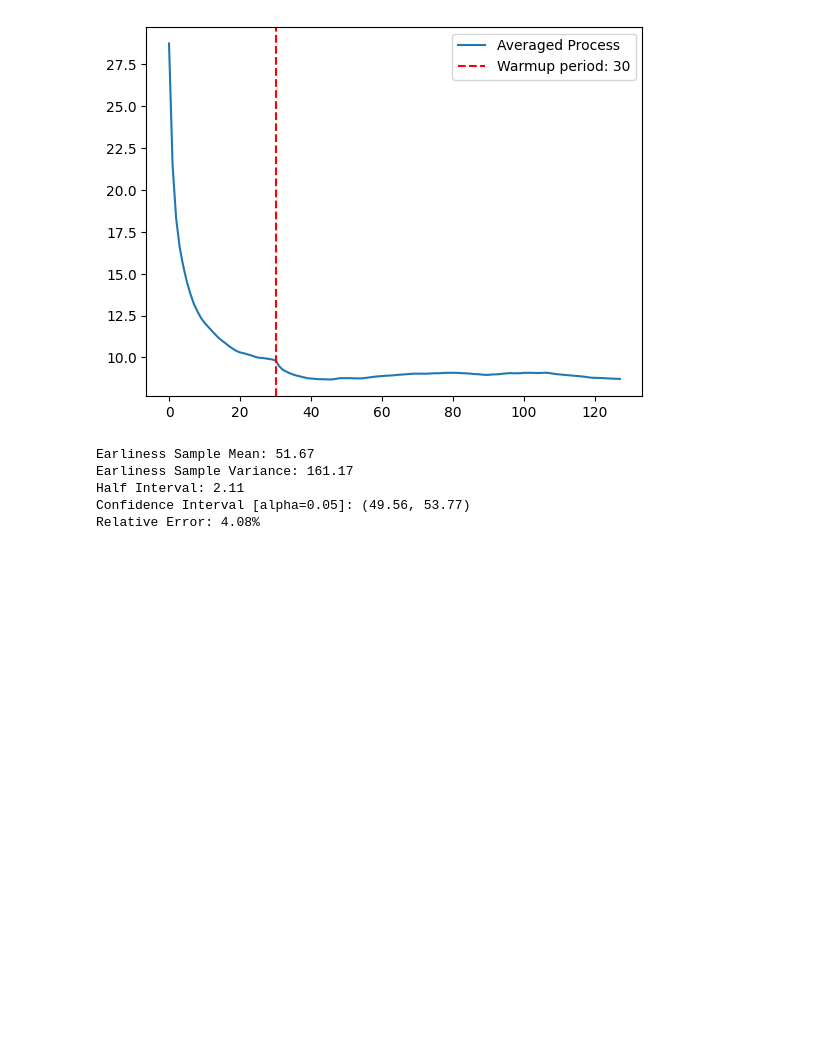
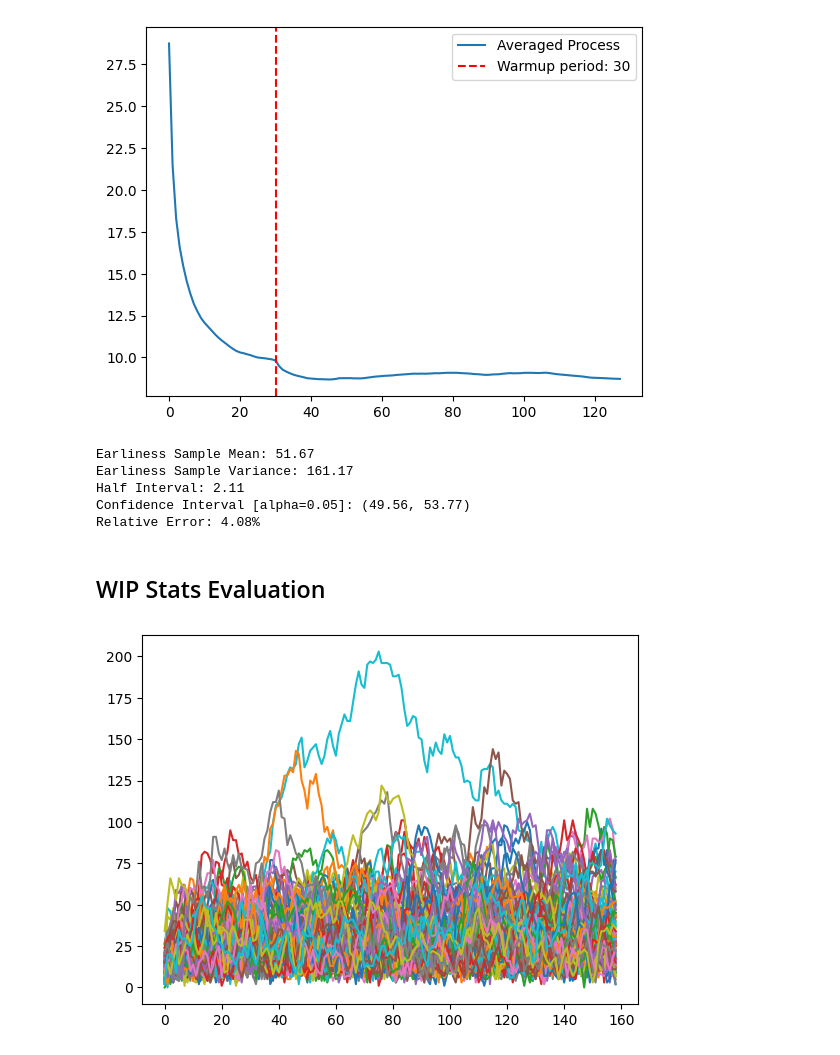
Before and after one commit to alessiacorni/Production_System, a Jupyter notebook: push_system/production_system.ipynb, the cells around one changed output. Cells and saved outputs as stored; diff of their text form; code cells hidden in the pictures; blank space fills up the shorter version.

Commit message:
Wip Stats evaluation added

```diff
--- a/push_system/production_system.ipynb
+++ b/push_system/production_system.ipynb
@@ -155,7 +155,7 @@ Q = P + 100
 R = Q + 100
 S = R + 100
 T = S + 100
-U = T + 10
+U = T + 100
 V = U + 100
 # %%
 def run_system(seed: int | None, until: float = 60*120) -> System:
@@ -448,3 +448,12 @@ Earliness Sample Variance: 161.17
 Half Interval: 2.11
 Confidence Interval [alpha=0.05]: (49.56, 53.77)
 Relative Error: 4.08%
+# %% [markdown]
+## WIP Stats Evaluation
+# %%
+system_runs = main_system(*SEEDS[T:U], until=60 * 160)
+system_arr = np.array([run.wip_stats for run in system_runs])
+plt.plot(system_arr.T)
+plt.show()
+# %% [output]
+[figure, added]
```
Also changed, not shown: parts of 7 cells of this notebook.
